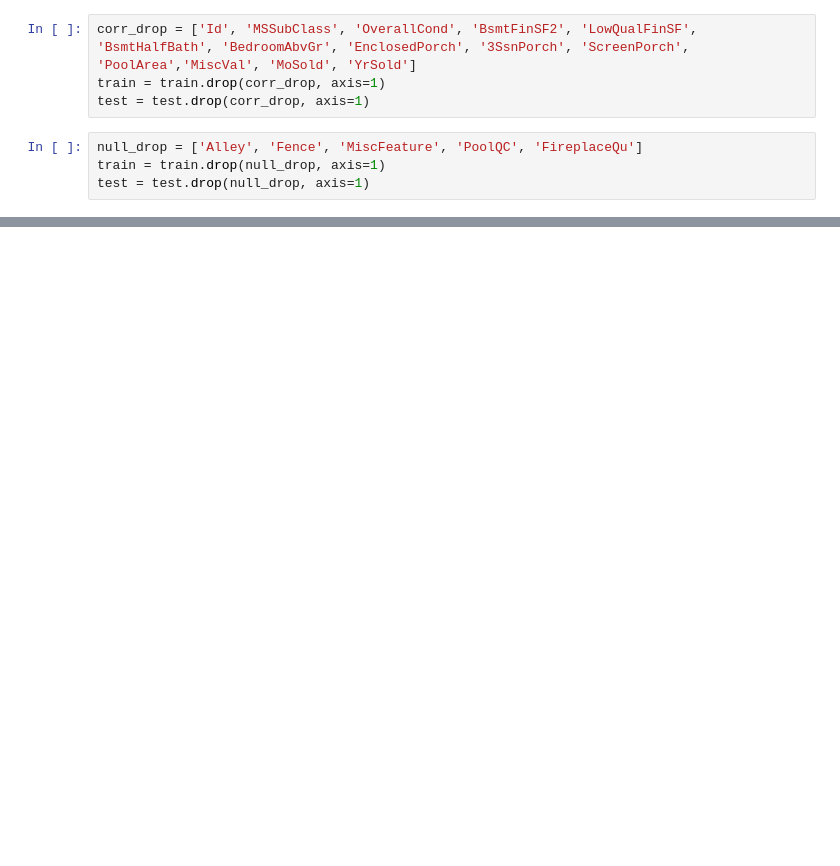
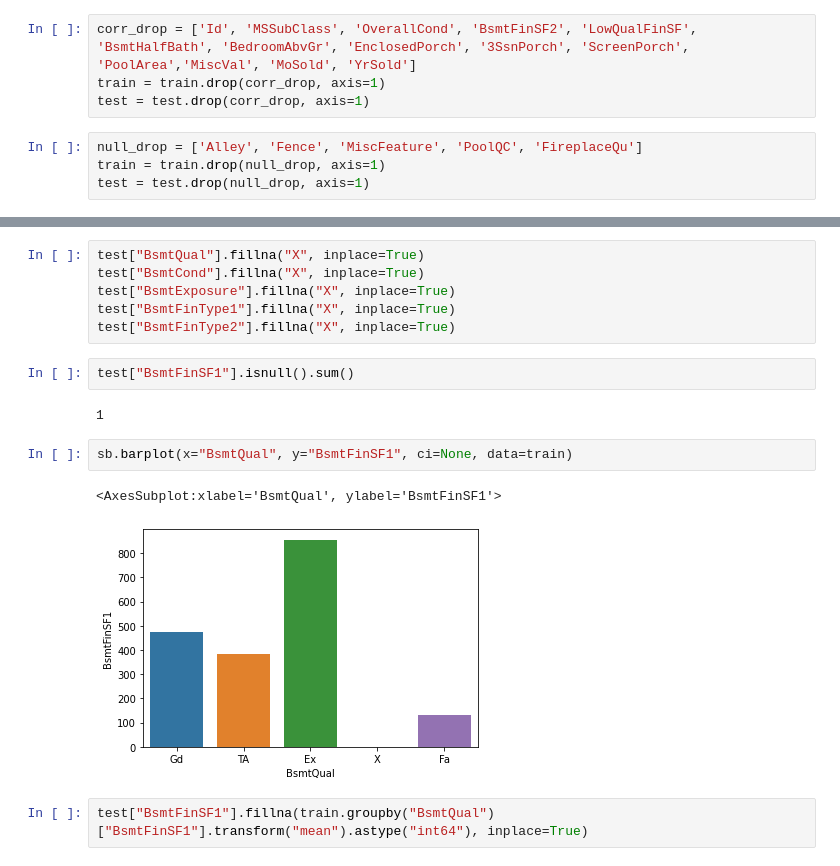
Before and after one commit to psrpsj/houseprice_prediction, a Jupyter notebook: houseprice_prediction.ipynb, the cells around one changed output, grey strips where cells are left out. Cells and saved outputs as stored; diff of their text form; blank space fills up the shorter version.

Commit message:
finish Nan for test

```diff
--- a/houseprice_prediction.ipynb
+++ b/houseprice_prediction.ipynb
@@ -298,0 +652,17 @@ test.columns[test.isnull().any()].tolist()
+# %%
+test["BsmtQual"].fillna("X", inplace=True)
+test["BsmtCond"].fillna("X", inplace=True)
+test["BsmtExposure"].fillna("X", inplace=True)
+test["BsmtFinType1"].fillna("X", inplace=True)
+test["BsmtFinType2"].fillna("X", inplace=True)
+# %%
+test["BsmtFinSF1"].isnull().sum()
+# %% [output]
+1
+# %%
+sb.barplot(x="BsmtQual", y="BsmtFinSF1", ci=None, data=train)
+# %% [output]
+<AxesSubplot:xlabel='BsmtQual', ylabel='BsmtFinSF1'>
+[figure, added]
+# %%
+test["BsmtFinSF1"].fillna(train.groupby("BsmtQual")["BsmtFinSF1"].transform("mean").astype("int64"), inplace=True)
```
Also changed, not shown: parts of 88 cells of this notebook.
